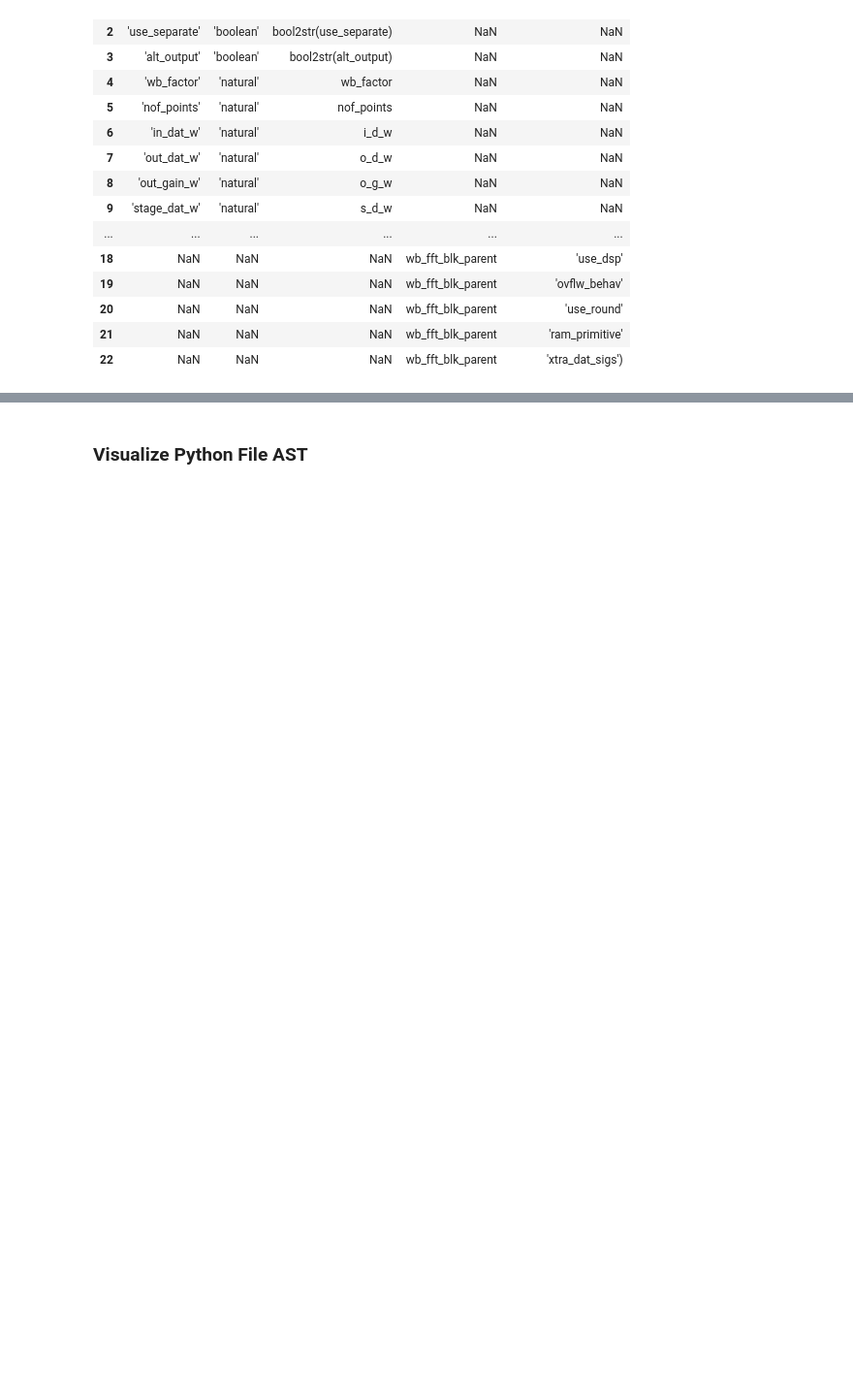
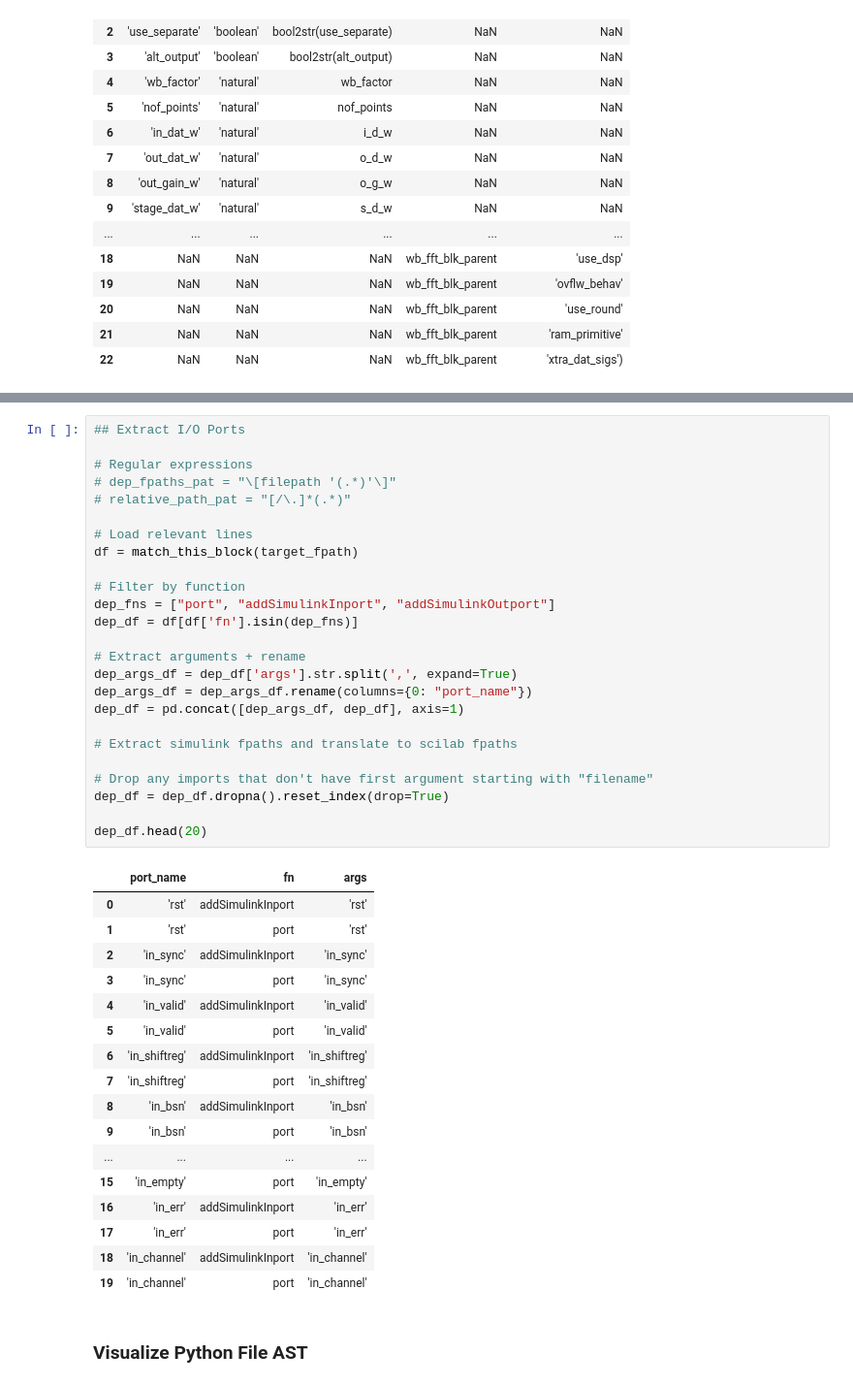
Before and after one commit to nraultwang/casper_dspdevel, a Jupyter notebook: wrappers/simulink/wrapper_file_eda.ipynb, the cells around one changed output, grey strips where cells are left out. Shown at 97% size. Drawn from its saved outputs; the diff is of its cells as text; blank space fills up the shorter version.

Commit message:
scilab_frontend: add pandas code to extract the ports of the module.

```diff
--- a/wrappers/simulink/wrapper_file_eda.ipynb
+++ b/wrappers/simulink/wrapper_file_eda.ipynb
@@ -136,3 +162,46 @@ gen_df
+# %%
+## Extract I/O Ports
+
+# Regular expressions
+# dep_fpaths_pat = "\[filepath '(.*)'\]"
+# relative_path_pat = "[/\.]*(.*)"
+
+# Load relevant lines
+df = match_this_block(target_fpath)
+
+# Filter by function
+dep_fns = ["port", "addSimulinkInport", "addSimulinkOutport"]
+dep_df = df[df['fn'].isin(dep_fns)]
+
+# Extract arguments + rename
+dep_args_df = dep_df['args'].str.split(',', expand=True)
+dep_args_df = dep_args_df.rename(columns={0: "port_name"})
+dep_df = pd.concat([dep_args_df, dep_df], axis=1)
+
+# Extract simulink fpaths and translate to scilab fpaths
+
+# Drop any imports that don't have first argument starting with "filename"
+dep_df = dep_df.dropna().reset_index(drop=True)
+
+dep_df.head(20)
+# %% [output]
+|  | port_name | fn | args |
+| 0 | 'rst' | addSimulinkInport | 'rst' |
+| 1 | 'rst' | port | 'rst' |
+| 2 | 'in_sync' | addSimulinkInport | 'in_sync' |
+| 3 | 'in_sync' | port | 'in_sync' |
+| 4 | 'in_valid' | addSimulinkInport | 'in_valid' |
+| 5 | 'in_valid' | port | 'in_valid' |
+| 6 | 'in_shiftreg' | addSimulinkInport | 'in_shiftreg' |
+| 7 | 'in_shiftreg' | port | 'in_shiftreg' |
+| 8 | 'in_bsn' | addSimulinkInport | 'in_bsn' |
+| 9 | 'in_bsn' | port | 'in_bsn' |
+| ... | ... | ... | ... |
+| 15 | 'in_empty' | port | 'in_empty' |
+| 16 | 'in_err' | addSimulinkInport | 'in_err' |
+| 17 | 'in_err' | port | 'in_err' |
+| 18 | 'in_channel' | addSimulinkInport | 'in_channel' |
+| 19 | 'in_channel' | port | 'in_channel' |
 # %% [markdown]
 ### Visualize Python File AST
 # %%
```
Also changed, not shown: parts of 2 cells of this notebook.
